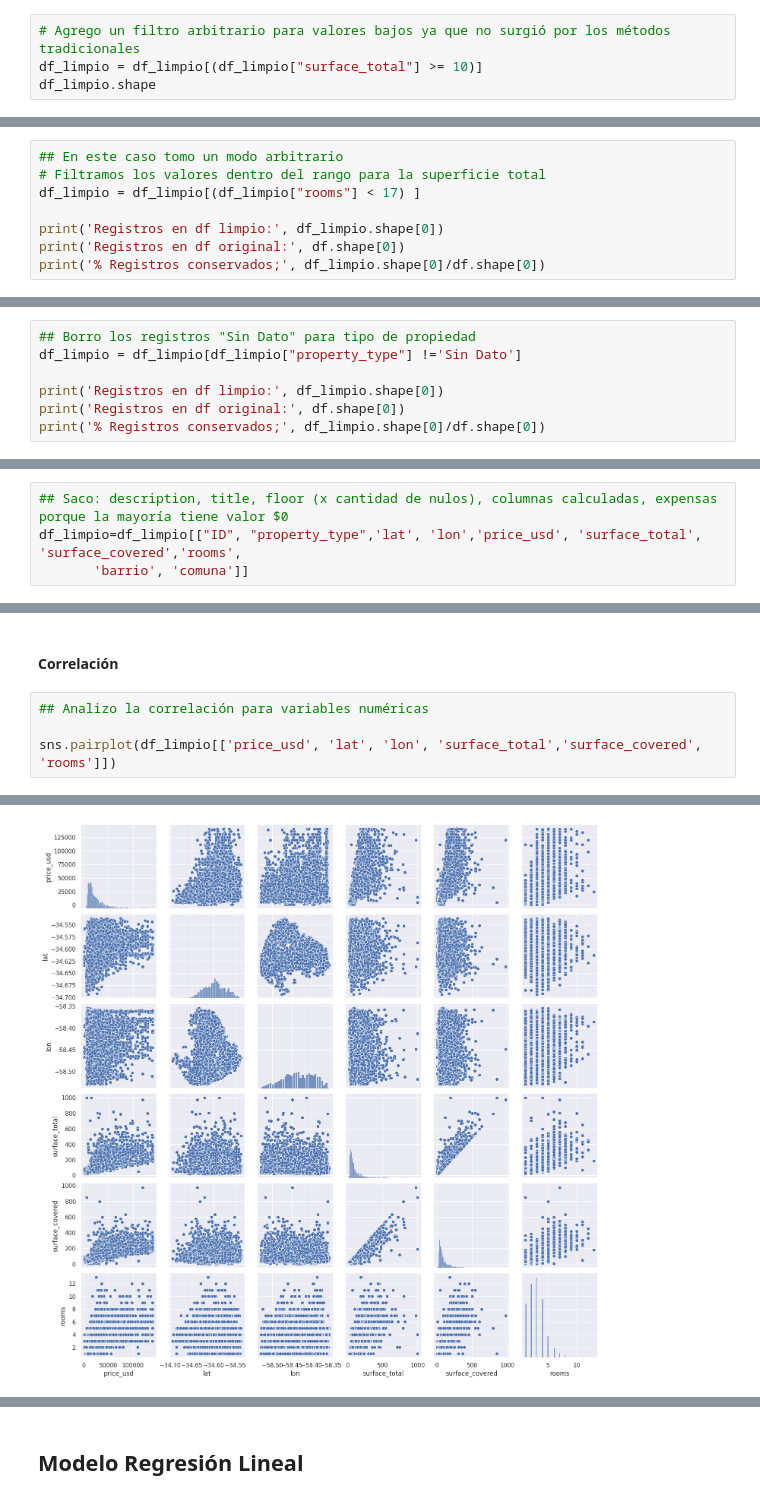
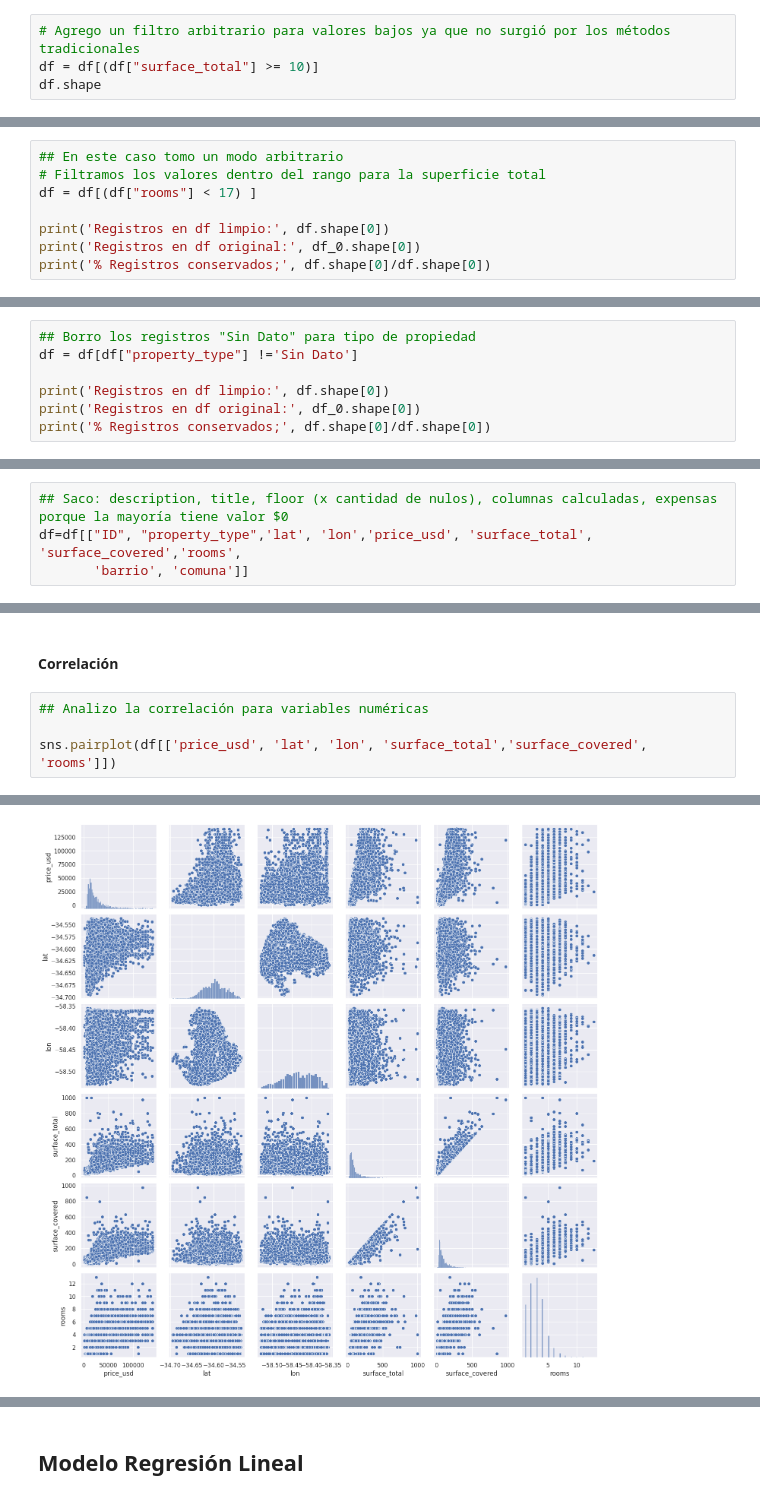
Before and after one commit to caro6852lq/MachineLearning_PredictPricesProperties, a Jupyter notebook: Notebook/notebook.ipynb, the cells around one changed output, grey strips where cells are left out. Cells and saved outputs as stored; diff of their text form.

```diff
--- a/Notebook/notebook.ipynb
+++ b/Notebook/notebook.ipynb
@@ -479,5 +221,5 @@ df_limpio.shape
 # %%
 # Agrego un filtro arbitrario para valores bajos ya que no surgió por los métodos tradicionales
-df_limpio = df_limpio[(df_limpio["surface_total"] >= 10)]
-df_limpio.shape
+df = df[(df["surface_total"] >= 10)]
+df.shape
 # %% [output]
@@ -573,11 +263,11 @@ plt.ticklabel_format(style='plain', axis='x') # Para evitar la notación cientí
 # %%
 ## En este caso tomo un modo arbitrario
 # Filtramos los valores dentro del rango para la superficie total
-df_limpio = df_limpio[(df_limpio["rooms"] < 17) ]
+df = df[(df["rooms"] < 17) ]
 
-print('Registros en df limpio:', df_limpio.shape[0])
-print('Registros en df original:', df.shape[0])
-print('% Registros conservados;', df_limpio.shape[0]/df.shape[0])
+print('Registros en df limpio:', df.shape[0])
+print('Registros en df original:', df_0.shape[0])
+print('% Registros conservados;', df.shape[0]/df.shape[0])
 # %% [output]
 Registros en df limpio: 10315
 Registros en df original: 10567
@@ -598,8 +282,8 @@ array(['apartment', 'house', 'Sin Dato'], dtype=object)
 # %%
 ## Borro los registros "Sin Dato" para tipo de propiedad
-df_limpio = df_limpio[df_limpio["property_type"] !='Sin Dato']
+df = df[df["property_type"] !='Sin Dato']
 
-print('Registros en df limpio:', df_limpio.shape[0])
-print('Registros en df original:', df.shape[0])
-print('% Registros conservados;', df_limpio.shape[0]/df.shape[0])
+print('Registros en df limpio:', df.shape[0])
+print('Registros en df original:', df_0.shape[0])
+print('% Registros conservados;', df.shape[0]/df.shape[0])
 # %% [output]
@@ -659,7 +341,7 @@ dtype: int64
 ### Variables a considerar
 # %%
 ## Saco: description, title, floor (x cantidad de nulos), columnas calculadas, expensas porque la mayoría tiene valor $0
-df_limpio=df_limpio[["ID", "property_type",'lat', 'lon','price_usd', 'surface_total', 'surface_covered','rooms',
+df=df[["ID", "property_type",'lat', 'lon','price_usd', 'surface_total', 'surface_covered','rooms',
        'barrio', 'comuna']]
 # %%
 # Defino las variables numéricas
@@ -672,10 +354,10 @@ categorical = ['property_type','barrio', 'comuna']
 # %%
 ## Analizo la correlación para variables numéricas
 
-sns.pairplot(df_limpio[['price_usd', 'lat', 'lon', 'surface_total','surface_covered', 'rooms']])
+sns.pairplot(df[['price_usd', 'lat', 'lon', 'surface_total','surface_covered', 'rooms']])
 # %% [output]
 <seaborn.axisgrid.PairGrid at 0x...>
-[figure, old version]
+[figure, new version]
 # %%
 ## Matriz de correlación
 
```
Also changed, not shown: parts of 130 cells of this notebook.
